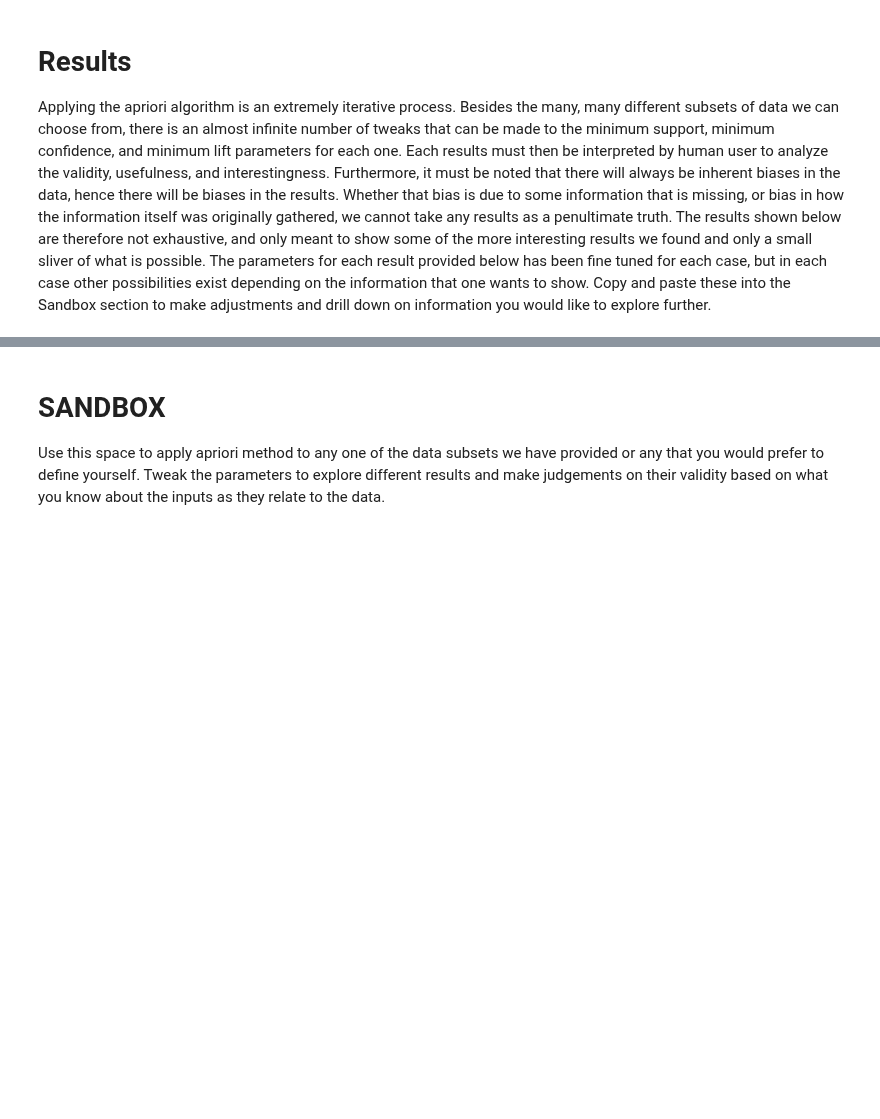
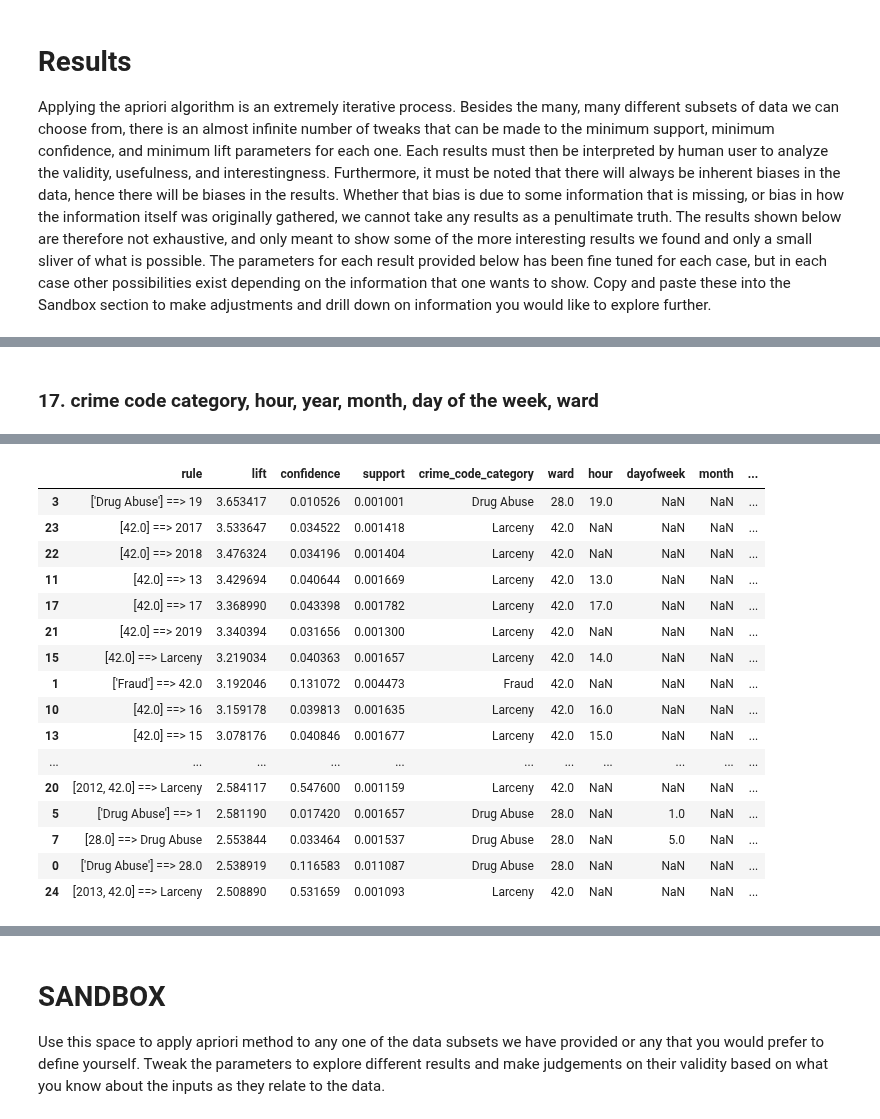
Before and after one commit to tjdolan121/4502Proj, a Jupyter notebook: forge/code/FrequentItemsets.ipynb, the cells around one changed output, grey strips where cells are left out. Saved outputs shown, nothing was run; the diff lists cells and outputs as text; code cells hidden in the pictures; blank space fills up the shorter version.

Commit message:
final frequent itemsets notebook (minus vis)

```diff
--- a/forge/code/FrequentItemsets.ipynb
+++ b/forge/code/FrequentItemsets.ipynb
@@ -25,6 +25,7 @@ style.use('seaborn')
 # Display all columns in Jupyter:
 from IPython.display import display
 pd.options.display.max_columns = None
+pd.set_option('display.max_colwidth', -1)
 
 # Filter Warnings
 warnings.filterwarnings('ignore')
@@ -174,4 +175,6 @@ def df_results(association_results):
         dataframes.append(dataframe)
 
         # concat rules as rows of single dataframe
+    if not dataframes:
+        return "No results."
     return pd.concat(dataframes, ignore_index=True, axis=0)
@@ -737,0 +1027,22 @@ Many of the results we have found can be built upon by downsampling the data to
+# %% [markdown]
+### 17. crime code category, hour, year, month, day of the week, ward
+# %%
+%%time
+#######
+
+# adjustable parameters:
+dataframe_to_analyze = ccc_hr_yr_mon_dow_wd
+minimum_support = 0.001
+minimum_confidence = 0.01
+minimum_lift = 2.5
+
+# convert dataframe to consumable list of lists, apply apriori to identify frequent itemsets, and print results:
+ccc_hr_yr_mon_dow_wd_results = use_apriori(dataframe_to_analyze, minimum_support, minimum_confidence, minimum_lift)
+print(ccc_hr_yr_mon_dow_wd_results.shape[0], "rules found.")
+print()
+
+# display results
+ccc_hr_yr_mon_dow_wd_results.sort_values(by=['lift', 'confidence', 'support'], ascending=False)
+
+#######
+# %% [output]
@@ -737,0 +1053,17 @@ Many of the results we have found can be built upon by downsampling the data to
+|  | rule | lift | confidence | support | crime_code_category | ward | hour | dayofweek | month | ... |
+| 3 | ['Drug Abuse'] ==> 19 | 3.653417 | 0.010526 | 0.001001 | Drug Abuse | 28.0 | 19.0 | NaN | NaN | ... |
+| 23 | [42.0] ==> 2017 | 3.533647 | 0.034522 | 0.001418 | Larceny | 42.0 | NaN | NaN | NaN | ... |
+| 22 | [42.0] ==> 2018 | 3.476324 | 0.034196 | 0.001404 | Larceny | 42.0 | NaN | NaN | NaN | ... |
+| 11 | [42.0] ==> 13 | 3.429694 | 0.040644 | 0.001669 | Larceny | 42.0 | 13.0 | NaN | NaN | ... |
+| 17 | [42.0] ==> 17 | 3.368990 | 0.043398 | 0.001782 | Larceny | 42.0 | 17.0 | NaN | NaN | ... |
+| 21 | [42.0] ==> 2019 | 3.340394 | 0.031656 | 0.001300 | Larceny | 42.0 | NaN | NaN | NaN | ... |
+| 15 | [42.0] ==> Larceny | 3.219034 | 0.040363 | 0.001657 | Larceny | 42.0 | 14.0 | NaN | NaN | ... |
+| 1 | ['Fraud'] ==> 42.0 | 3.192046 | 0.131072 | 0.004473 | Fraud | 42.0 | NaN | NaN | NaN | ... |
+| 10 | [42.0] ==> 16 | 3.159178 | 0.039813 | 0.001635 | Larceny | 42.0 | 16.0 | NaN | NaN | ... |
+| 13 | [42.0] ==> 15 | 3.078176 | 0.040846 | 0.001677 | Larceny | 42.0 | 15.0 | NaN | NaN | ... |
+| ... | ... | ... | ... | ... | ... | ... | ... | ... | ... | ... |
+| 20 | [2012, 42.0] ==> Larceny | 2.584117 | 0.547600 | 0.001159 | Larceny | 42.0 | NaN | NaN | NaN | ... |
+| 5 | ['Drug Abuse'] ==> 1 | 2.581190 | 0.017420 | 0.001657 | Drug Abuse | 28.0 | NaN | 1.0 | NaN | ... |
+| 7 | [28.0] ==> Drug Abuse | 2.553844 | 0.033464 | 0.001537 | Drug Abuse | 28.0 | NaN | 5.0 | NaN | ... |
+| 0 | ['Drug Abuse'] ==> 28.0 | 2.538919 | 0.116583 | 0.011087 | Drug Abuse | 28.0 | NaN | NaN | NaN | ... |
+| 24 | [2013, 42.0] ==> Larceny | 2.508890 | 0.531659 | 0.001093 | Larceny | 42.0 | NaN | NaN | NaN | ... |
```
Also changed, not shown: parts of 102 cells of this notebook, 1 other file.
